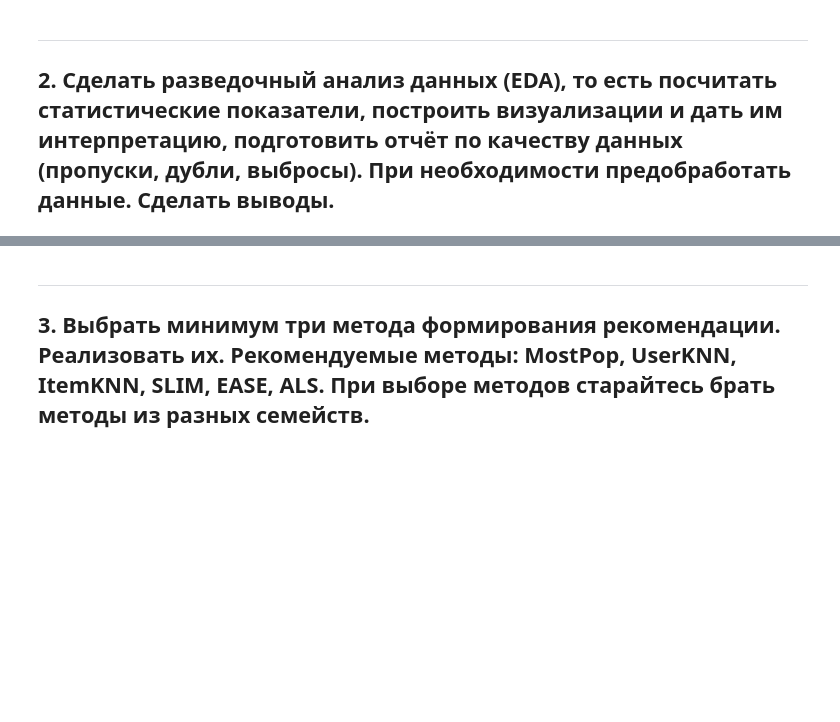
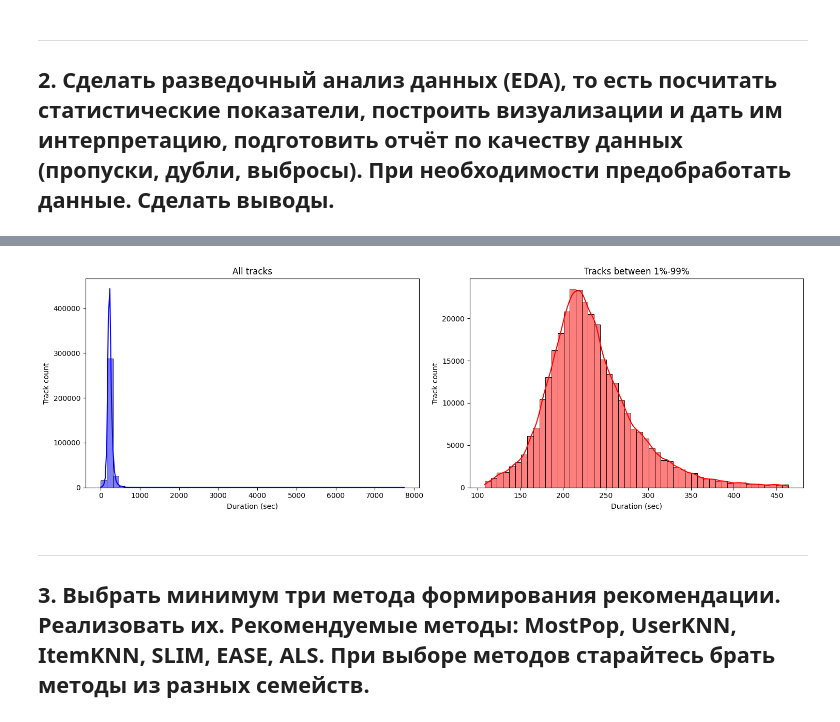
Before and after one commit to HuTao1Love/DataAnalysis, a Jupyter notebook: lab-2/main.ipynb, the cells around one changed output, grey strips where cells are left out. Drawn from its saved outputs; the diff is of its cells as text; code cells hidden in the pictures; blank space fills up the shorter version.

```diff
--- a/lab-2/main.ipynb
+++ b/lab-2/main.ipynb
@@ -18,3 +34,25 @@
 # %% [markdown]
 ---
 ## 2. Сделать разведочный анализ данных (EDA), то есть посчитать статистические показатели, построить визуализации и дать им интерпретацию, подготовить отчёт по качеству данных (пропуски, дубли, выбросы). При необходимости предобработать данные. Сделать выводы.
+# %%
+print(f"Full DF size: {len(df):,}")
+print(f"DF sample size: {len(df_sample):,}")
+print(f"Unique playlist count: {df_sample['playlist_id'].nunique():,}")
+print(f"Unique track count: {df_sample['track_uri'].nunique():,}")
+print(f"Unique artist count: {df_sample['artist_name'].nunique():,}")
+print(f"Duplicates in playlists: {df_sample.duplicated(subset=["playlist_id", "track_uri"]).sum()}")
+
+print("-" * 30)
+print(f"Skips:\n{df_sample.isna().sum()}")
+
+print("-" * 30)
+q_low = df_sample["duration_ms"].quantile(0.01)
+q_high = df_sample["duration_ms"].quantile(0.99)
+
+below = (df_sample["duration_ms"] < q_low).sum()
+above = (df_sample["duration_ms"] > q_high).sum()
+
+print(f"1st percentile [below - {below}]: {q_low/1000:.1f} sec")
+print(f"99th percentile [above - {above}]: {q_high/1000:.1f} sec")
+
+df_sample.describe()
@@ -21,3 +108,26 @@
+# %%
+durations_filtered = df_sample.loc[
+    (df_sample["duration_ms"] >= q_low) &
+    (df_sample["duration_ms"] <= q_high),
+    "duration_ms"
+]
+
+fig, axes = plt.subplots(1, 2, figsize=(15, 5))
+
+sns.histplot(df_sample["duration_ms"] / 1000, bins=50, kde=True, ax=axes[0], color="blue")
+axes[0].set_title("All tracks")
+axes[0].set_xlabel("Duration (sec)")
+axes[0].set_ylabel("Track count")
+
+sns.histplot(durations_filtered / 1000, bins=50, kde=True, ax=axes[1], color="red")
+axes[1].set_title("Tracks between 1%-99%")
+axes[1].set_xlabel("Duration (sec)")
+axes[1].set_ylabel("Track count")
+
+plt.tight_layout()
+plt.show()
+# %% [output]
+[figure, added]
 # %% [markdown]
 ---
 ## 3. Выбрать минимум три метода формирования рекомендации. Реализовать их. Рекомендуемые методы: MostPop, UserKNN, ItemKNN, SLIM, EASE, ALS. При выборе методов старайтесь брать методы из разных семейств.
```
Also changed, not shown: parts of 8 cells of this notebook, 2 other files.
